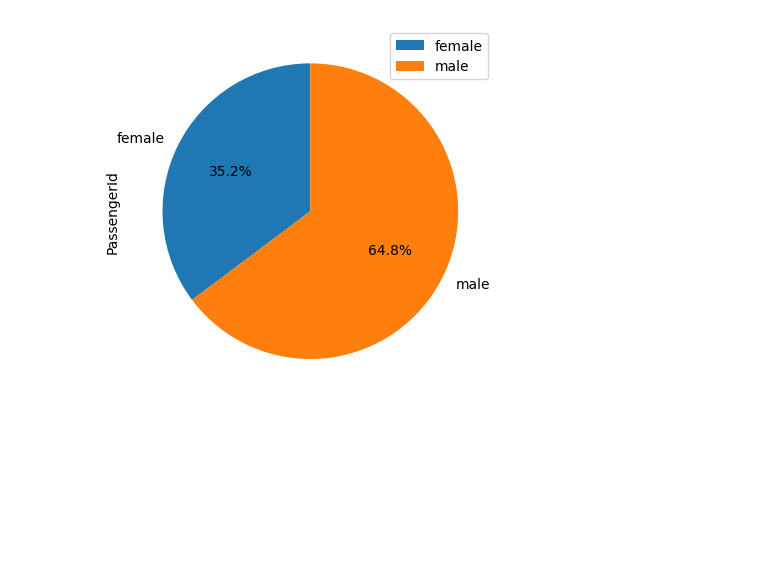
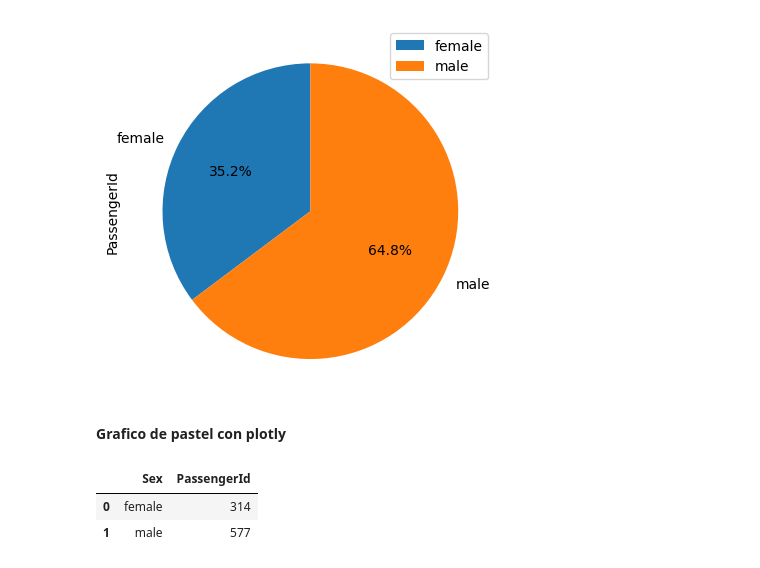
Before and after one commit to Jesusleg95/AnalisisDatosPython, a Jupyter notebook: VisualizacionesUnivariales/GraficoPastelyDona.ipynb, the cells around one changed output. Drawn from its saved outputs; the diff is of its cells as text; code cells hidden in the pictures; blank space fills up the shorter version.

```diff
--- a/VisualizacionesUnivariales/GraficoPastelyDona.ipynb
+++ b/VisualizacionesUnivariales/GraficoPastelyDona.ipynb
@@ -57,3 +57,5 @@ pasajeros.plot.pie(
 # %% [output]
 <Axes: ylabel='PassengerId'>
 [figure]
+# %% [markdown]
+**Grafico de pastel con plotly**
@@ -59,0 +64,7 @@ pasajeros.plot.pie(
+# %%
+pasajeros2 = pasajeros.reset_index()
+pasajeros2
+# %% [output]
+|  | Sex | PassengerId |
+| 0 | female | 314 |
+| 1 | male | 577 |
```
Also changed, not shown: parts of 2 cells of this notebook.
